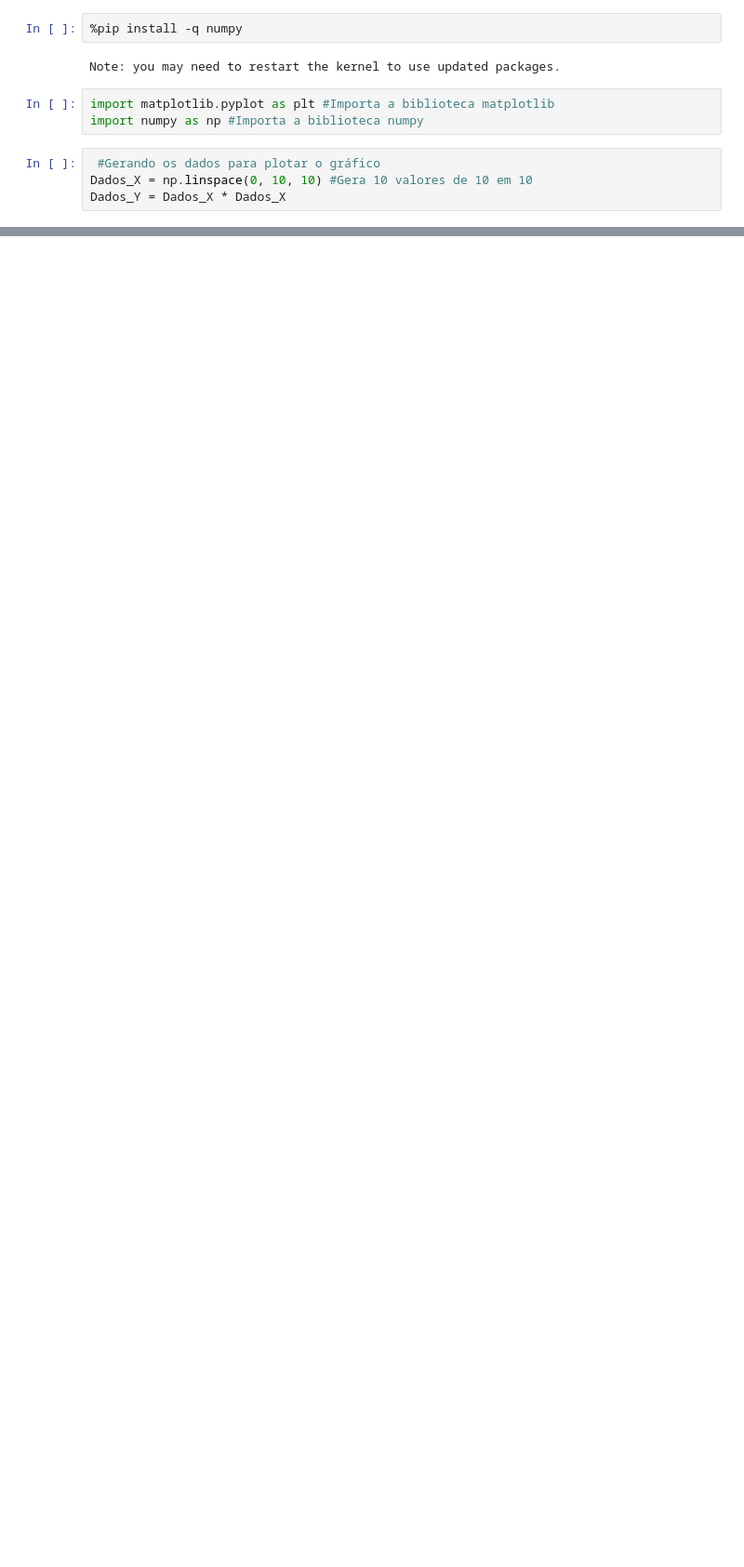
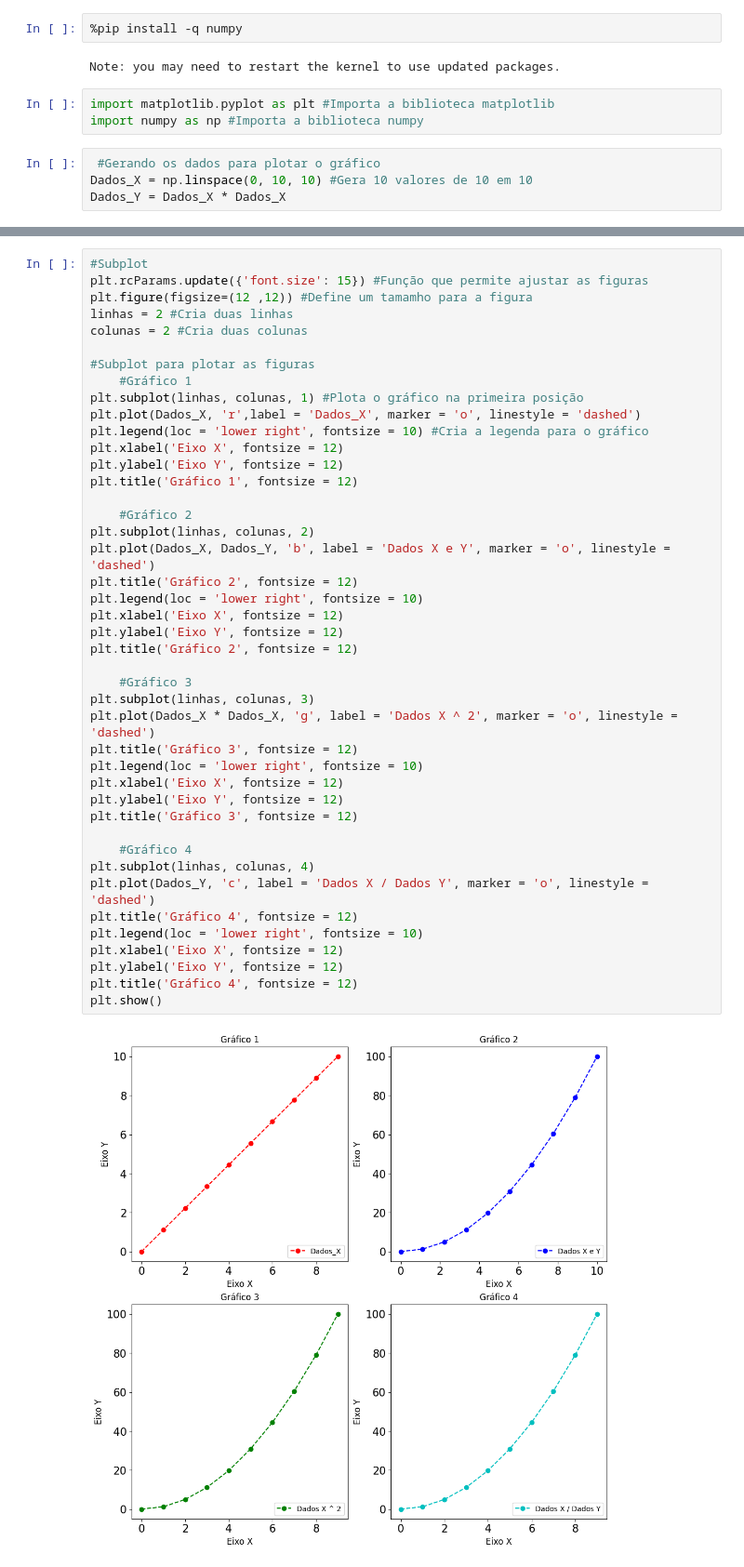
Before and after one commit to Lucas-Monteiro420/InteligenciaArtificial-SENAI, a Jupyter notebook: Aula3/Codigo.ipynb, the cells around one changed output, grey strips where cells are left out. Shown at 93% size. Saved outputs shown, nothing was run; the diff lists cells and outputs as text; blank space fills up the shorter version.

```diff
--- a/Aula3/Codigo.ipynb
+++ b/Aula3/Codigo.ipynb
@@ -41,0 +42,45 @@ Text(0.5, 1.0, 'Gráfico Simples com Matplotlib')
+# %%
+#Subplot
+plt.rcParams.update({'font.size': 15}) #Função que permite ajustar as figuras
+plt.figure(figsize=(12 ,12)) #Define um tamamho para a figura
+linhas = 2 #Cria duas linhas
+colunas = 2 #Cria duas colunas
+
+#Subplot para plotar as figuras
+    #Gráfico 1
+plt.subplot(linhas, colunas, 1) #Plota o gráfico na primeira posição
+plt.plot(Dados_X, 'r',label = 'Dados_X', marker = 'o', linestyle = 'dashed')
+plt.legend(loc = 'lower right', fontsize = 10) #Cria a legenda para o gráfico
+plt.xlabel('Eixo X', fontsize = 12)
+plt.ylabel('Eixo Y', fontsize = 12)
+plt.title('Gráfico 1', fontsize = 12)
+
+    #Gráfico 2
+plt.subplot(linhas, colunas, 2)
+plt.plot(Dados_X, Dados_Y, 'b', label = 'Dados X e Y', marker = 'o', linestyle = 'dashed')
+plt.title('Gráfico 2', fontsize = 12)
+plt.legend(loc = 'lower right', fontsize = 10)
+plt.xlabel('Eixo X', fontsize = 12)
+plt.ylabel('Eixo Y', fontsize = 12)
+plt.title('Gráfico 2', fontsize = 12)
+
+    #Gráfico 3
+plt.subplot(linhas, colunas, 3)
+plt.plot(Dados_X * Dados_X, 'g', label = 'Dados X ^ 2', marker = 'o', linestyle = 'dashed')
+plt.title('Gráfico 3', fontsize = 12)
+plt.legend(loc = 'lower right', fontsize = 10)
+plt.xlabel('Eixo X', fontsize = 12)
+plt.ylabel('Eixo Y', fontsize = 12)
+plt.title('Gráfico 3', fontsize = 12)
+
+    #Gráfico 4
+plt.subplot(linhas, colunas, 4)
+plt.plot(Dados_Y, 'c', label = 'Dados X / Dados Y', marker = 'o', linestyle = 'dashed')
+plt.title('Gráfico 4', fontsize = 12)
+plt.legend(loc = 'lower right', fontsize = 10)
+plt.xlabel('Eixo X', fontsize = 12)
+plt.ylabel('Eixo Y', fontsize = 12)
+plt.title('Gráfico 4', fontsize = 12)
+plt.show()
+# %% [output]
+[figure, added]
```
Also changed, not shown: parts of 1 cell of this notebook.
